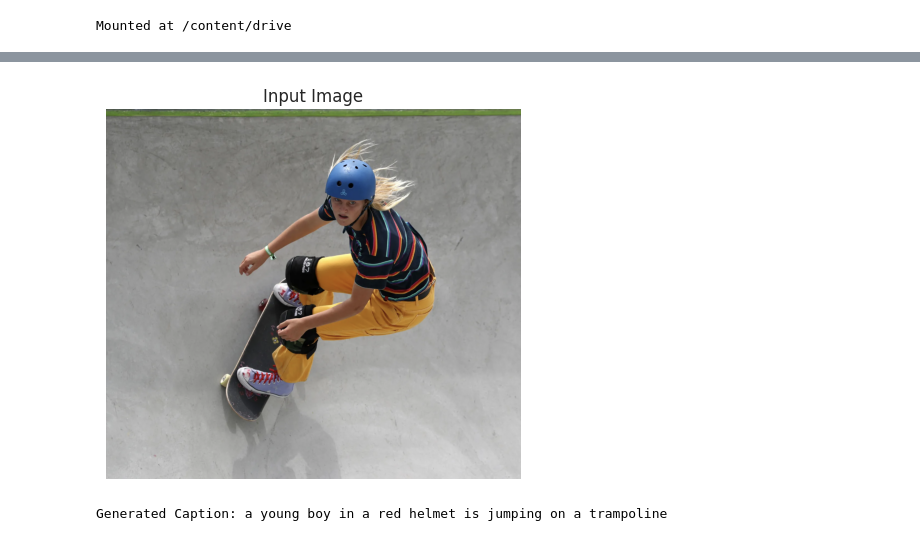
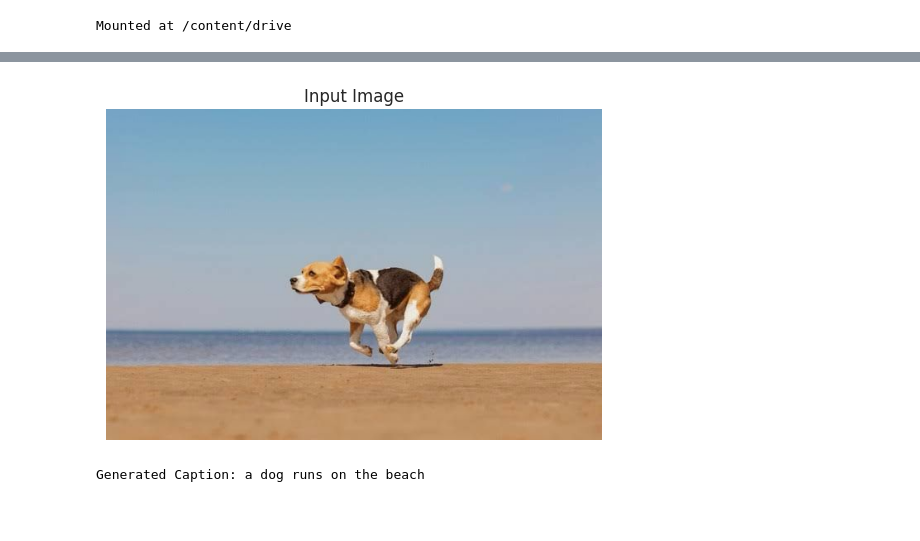
Before and after one commit to MedhiniK1211/NLP-PROJECT, a Jupyter notebook: 221501075 - NLP PROJECT/image_caption_generator_transformers.ipynb, the cells around one changed output, grey strips where cells are left out. Saved outputs shown, nothing was run; the diff lists cells and outputs as text; code cells hidden in the pictures; blank space fills up the shorter version.

```diff
--- a/221501075 - NLP PROJECT/image_caption_generator_transformers.ipynb
+++ b/221501075 - NLP PROJECT/image_caption_generator_transformers.ipynb
@@ -677,15 +677,15 @@ word_occurrences(list(generated_captions.values()))
 # %% [output]
 [interactive output not drawn]
 # %%
-image_path = '/Screenshot 2025-05-11 at 7.29.39 PM.png'
-
+image_path = '/content/img 01.jpg'
+import matplotlib.pyplot as plt
 plt.imshow(plt.imread(image_path))
 plt.axis('off')
 plt.title("Input Image")
 plt.show()
 
 caption = greedy_algorithm(image_path)
 print("Generated Caption:", caption)
 # %% [output]
-[figure, old version]
+[figure, new version]
-Generated Caption: a young boy in a red helmet is jumping on a trampoline
+Generated Caption: a dog runs on the beach
```
Also changed, not shown: parts of 6 cells of this notebook.
